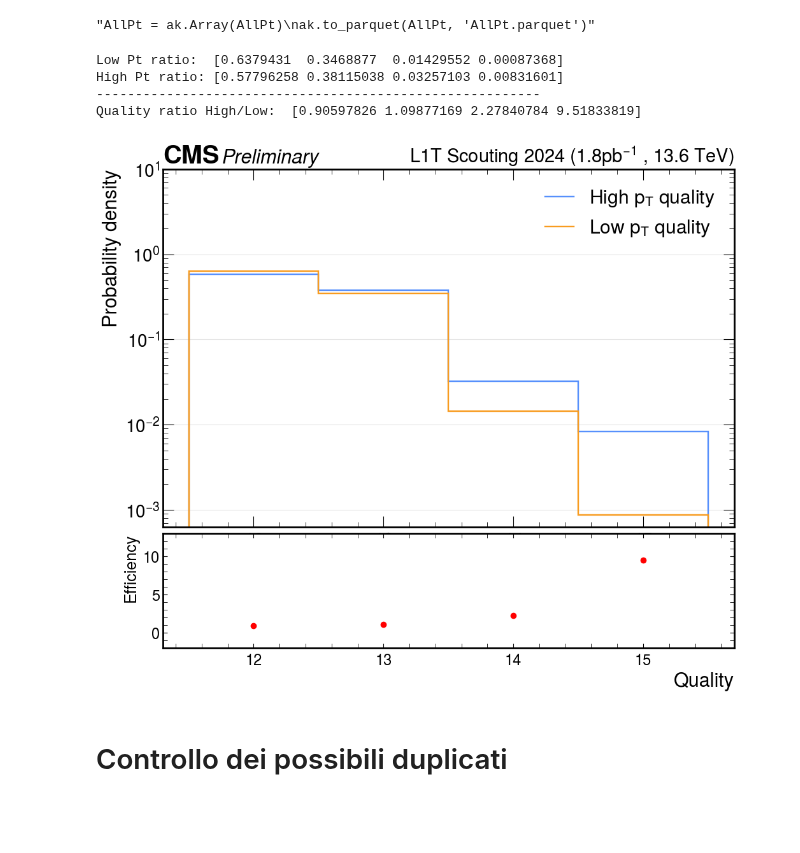
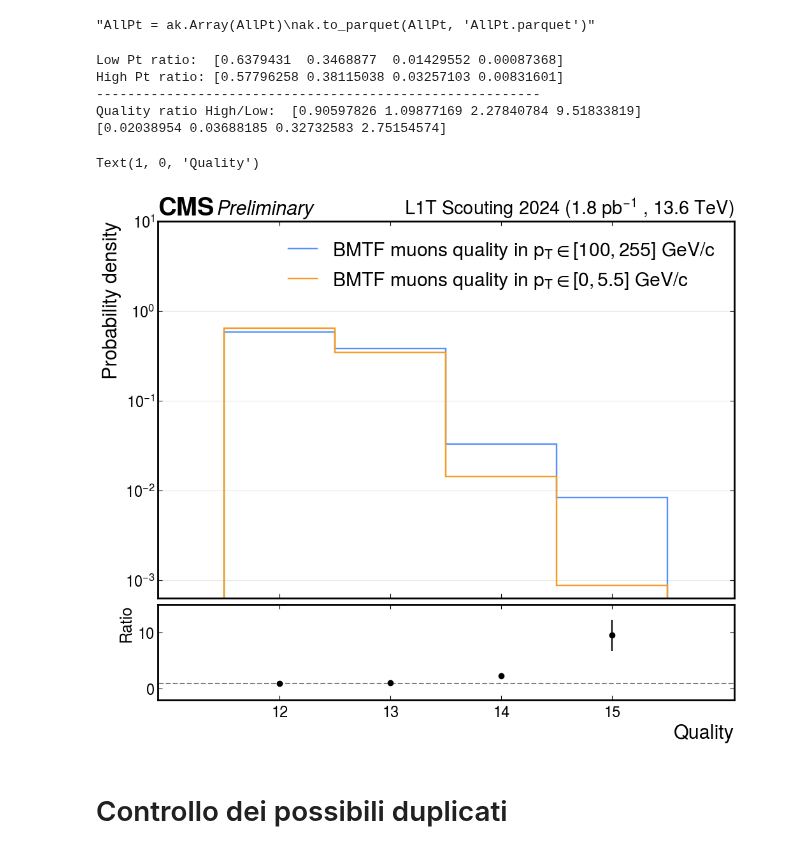
Before and after one commit to francescoreschio/Tesi-Triennale, a Jupyter notebook: Codice/DeltaRDef.ipynb, the cells around one changed output. Saved outputs shown, nothing was run; the diff lists cells and outputs as text; code cells hidden in the pictures; blank space fills up the shorter version.

```diff
--- a/Codice/DeltaRDef.ipynb
+++ b/Codice/DeltaRDef.ipynb
@@ -871,6 +872,7 @@ AllPtQual_Hist = hist.Hist(hist.axis.Variable(binsQ, name="AllPtQual",))
 LowPtQual_Hist.fill(LowPtQual=LowPt)
 HighPtQual_Hist.fill(HighPtQual=HighPt)
 AllPtQual_Hist.fill(AllPtQual=AllPt)
+
 
 LowPtRatio_Qual = LowPtQual_Hist.values() / ak.sum(LowPtQual_Hist.values())
 HighPtRatio_Qual = HighPtQual_Hist.values() / ak.sum(HighPtQual_Hist.values())
@@ -887,51 +889,66 @@ print("---------------------------------------------------------")
 #print("Quality ratio Low/All: ", QualRatioLow)
 #print("Quality ratio High/All: ", QualRatioHigh)
 print("Quality ratio High/Low: ", QualRatio)
+
+SigmaLow = np.sqrt((LowPtRatio_Qual * (1 - LowPtRatio_Qual) / ak.sum(LowPtQual_Hist.values())))
+SigmaHigh = np.sqrt((HighPtRatio_Qual * (1 - HighPtRatio_Qual) / ak.sum(HighPtQual_Hist.values())))
+
+
+Error = QualRatio*np.sqrt((SigmaLow/LowPtRatio_Qual)**2 + (SigmaHigh/HighPtRatio_Qual)**2)
+print(Error)
 # %% [output]
 Low Pt ratio:  [0.6379431  0.3468877  0.01429552 0.00087368]
 High Pt ratio: [0.57796258 0.38115038 0.03257103 0.00831601]
 ---------------------------------------------------------
 Quality ratio High/Low:  [0.90597826 1.09877169 2.27840784 9.51833819]
+[0.02038954 0.03688185 0.32732583 2.75154574]
 # %%
 #High PT
 
 from hist import intervals
-#Error = hist.intervals.ratio_uncertainty(EtaPtLeft_Hist.values(), np.sum(EtaPtLeft_Hist.values()), uncertainty_type = 'efficiency')
 
 fig, ax = plt.subplots(figsize=FIGSIZE, constrained_layout=True)
 set_label_font(ax, FONTSIZE)
 set_tick_font(ax, FONTSIZE-2)
 draw_grid(ax, axis="y")
 draw_cms_label(ax, fontsize= FONTSIZE)
 
 #ax.hist(PtBMTF_Hist.values(), bins=bins, label="BMTF")
 #ax.hist(AllPtBMTF_Hist.values(), bins=bins, label="All BMTF")
 
-hep.histplot(HighPtQual_Hist, label = r"High $p_T$ quality", ax=ax, yerr = False, lw = 1.75, density=True)
-hep.histplot(LowPtQual_Hist, label=r"Low $p_T$ quality", ax=ax, yerr = False, lw = 1.75, density = True)
+hep.histplot(HighPtQual_Hist, label = r"BMTF muons quality in $p_T \in [100, 255]$ GeV/c", ax=ax, yerr = False, lw = 1.75, density=True)
+hep.histplot(LowPtQual_Hist, label=r"BMTF muons quality in $p_T \in [0, 5.5]$ GeV/c", ax=ax, yerr = False, lw = 1.75, density = True)
 #hep.histplot(AllPtQual_Hist, label = "All Pt Quality", ax=ax, yerr = False)
 
 ax.set_ylabel("Probability density", fontsize = FONTSIZE )
 ax.legend(loc='upper right')
 
 ax.set_yscale('log')
 ax.set_ylim(0, 10)
+ax.tick_params(axis='both', which='minor', length=0, labelsize = FONTSIZE - 5)
+ax.tick_params(axis='both', which='major', length=5, labelsize = FONTSIZE - 5)
 
 ax.set_xticks(ticks=np.arange(12.5, 16.5), labels=np.arange(12, 16, 1))
 
 
 divider = make_axes_locatable(ax)
-ax2 = divider.append_axes("bottom", 1.8, pad=0.1, sharex=ax)
-ax2.tick_params(axis='both', which='both', length=5, labelsize = FONTSIZE - 5)
-#ax2.errorbar([12.5, 13.5, 14.5, 15.5], QualRatio, yerr = Error, fmt = 'o', c = 'red',)
-ax2.scatter([12.5, 13.5, 14.5, 15.5], QualRatio, c = 'red',)
-ax2.set_ylim(-2, 13)
-ax2.set_ylabel("Efficiency", fontsize = FONTSIZE - 4)
+ax2 = divider.append_axes("bottom", 1.5, pad=0.1, sharex=ax)
+ax2.tick_params(axis='both', which='minor', length=0, labelsize = FONTSIZE - 5)
+ax2.tick_params(axis='both', which='major', length=5, labelsize = FONTSIZE - 5)
+
+ax2.errorbar([12.5, 13.5, 14.5, 15.5], QualRatio, yerr = Error, fmt = 'o', c = 'black',)
+#ax2.errorbars([12.5, 13.5, 14.5, 15.5], QualRatio, c = 'black', zorder = 100)
+ax2.hlines(1, 10.5, 18.5, color = 'gray', linestyle = 'dashed')
+
+ax2.set_ylim(-2, 15)
+ax2.set_xlim(11.4, 16.6)
+ax2.set_ylabel("Ratio", fontsize = FONTSIZE - 4)
 ax2.set_xlabel('Quality', fontsize = FONTSIZE )
 
-plt.savefig("../Immagini/QualLowHighPt.pdf")
+#plt.savefig("../Immagini/QualLowHighPt.pdf", bbox_inches='tight')
 # %% [output]
+Text(1, 0, 'Quality')
-[figure, old version]
+[figure, new version]
 # %% [markdown]
 # Controllo dei possibili duplicati
 # %%
```
Also changed, not shown: parts of 12 cells of this notebook, 12 other files.
